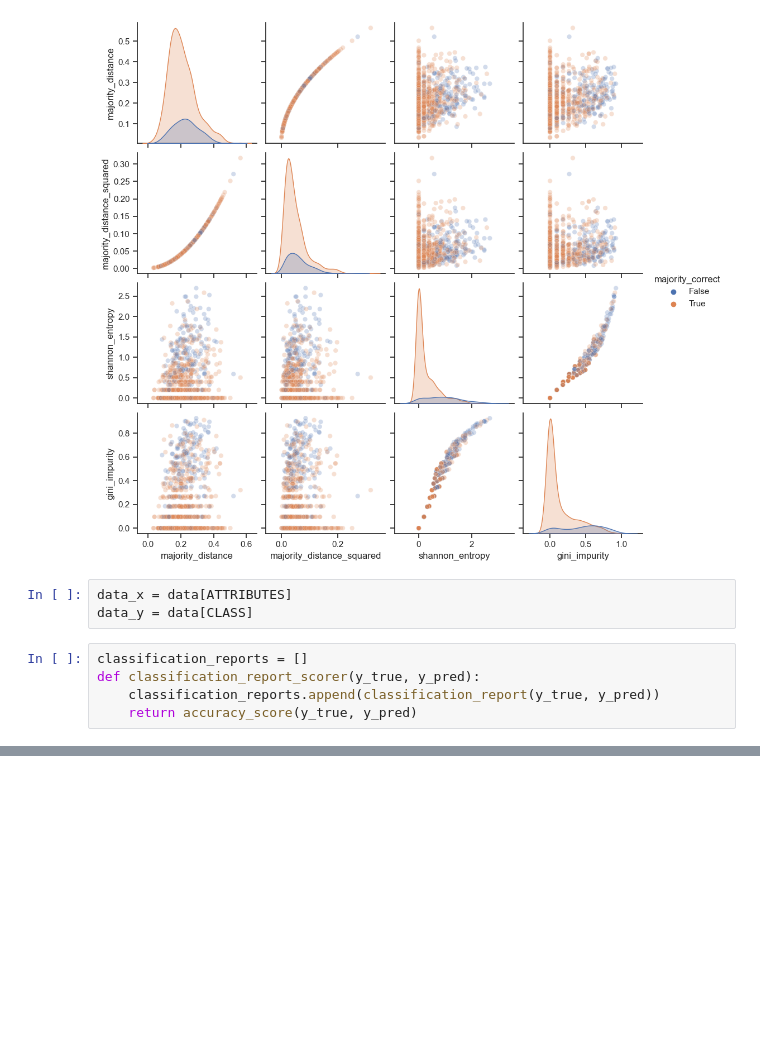
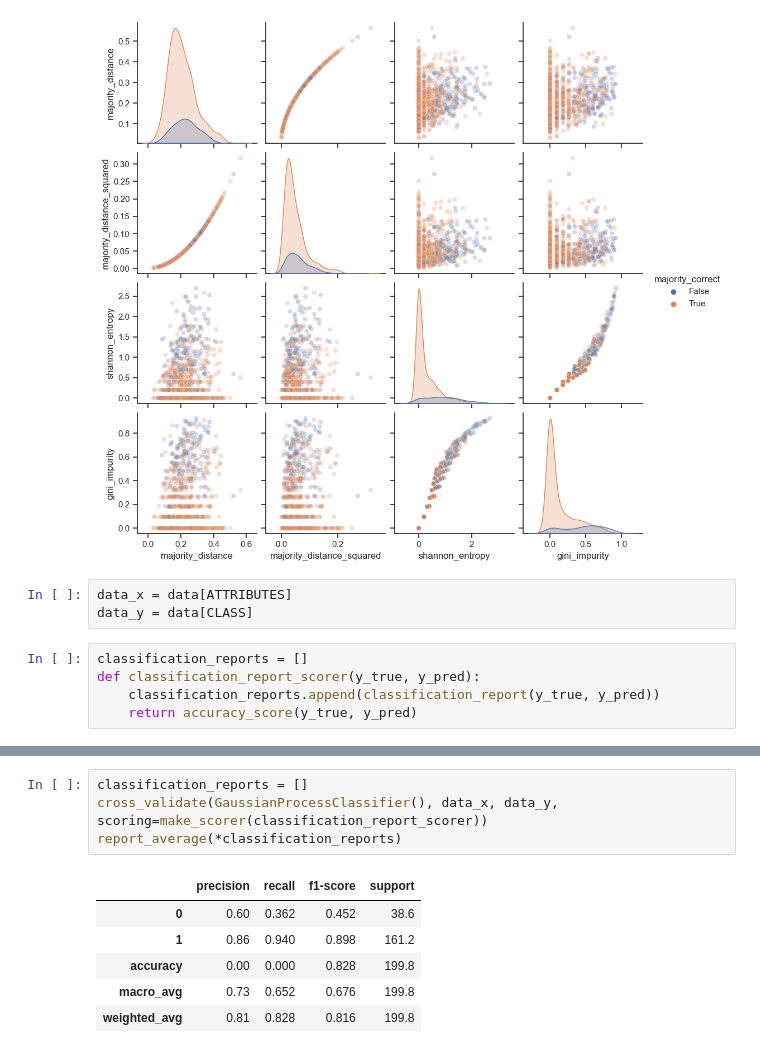
Before and after one commit to hwelsters/internal-consistency, a Jupyter notebook: 07-08-2023 (ml)/ml.ipynb, the cells around one changed output, grey strips where cells are left out. Drawn from its saved outputs; the diff is of its cells as text; blank space fills up the shorter version.

```diff
--- a/07-08-2023 (ml)/ml.ipynb
+++ b/07-08-2023 (ml)/ml.ipynb
@@ -46,0 +95,11 @@ classification_reports
+# %%
+classification_reports = []
+cross_validate(GaussianProcessClassifier(), data_x, data_y, scoring=make_scorer(classification_report_scorer))
+report_average(*classification_reports)
+# %% [output]
+|  | precision | recall | f1-score | support |
+| 0 | 0.60 | 0.362 | 0.452 | 38.6 |
+| 1 | 0.86 | 0.940 | 0.898 | 161.2 |
+| accuracy | 0.00 | 0.000 | 0.828 | 199.8 |
+| macro_avg | 0.73 | 0.652 | 0.676 | 199.8 |
+| weighted_avg | 0.81 | 0.828 | 0.816 | 199.8 |
```
Also changed, not shown: parts of 10 cells of this notebook.
